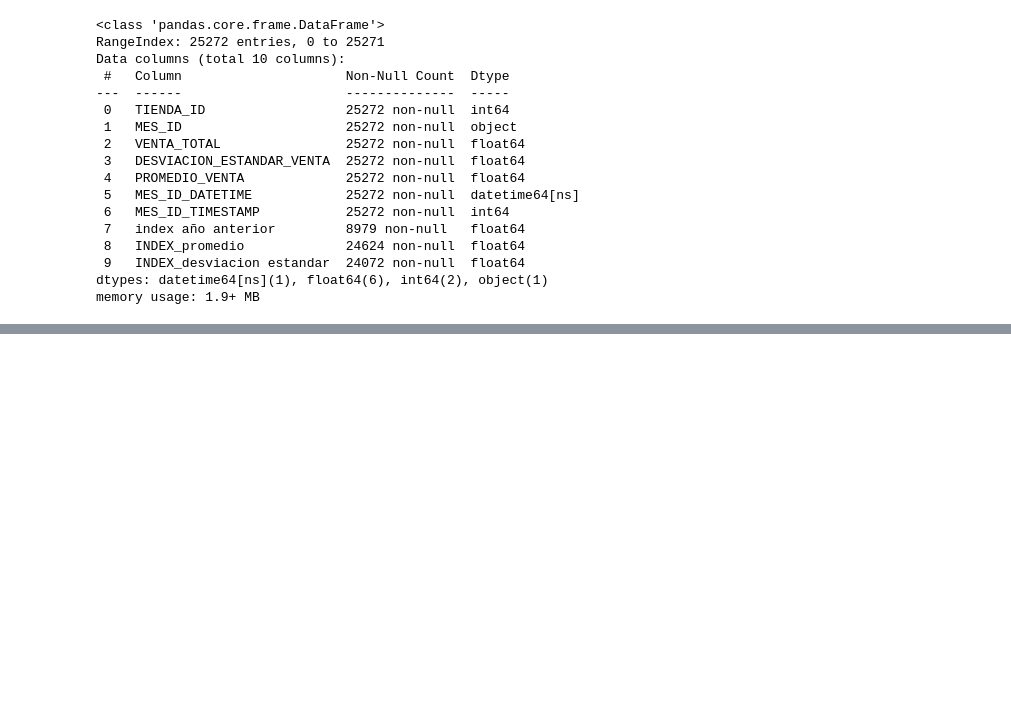
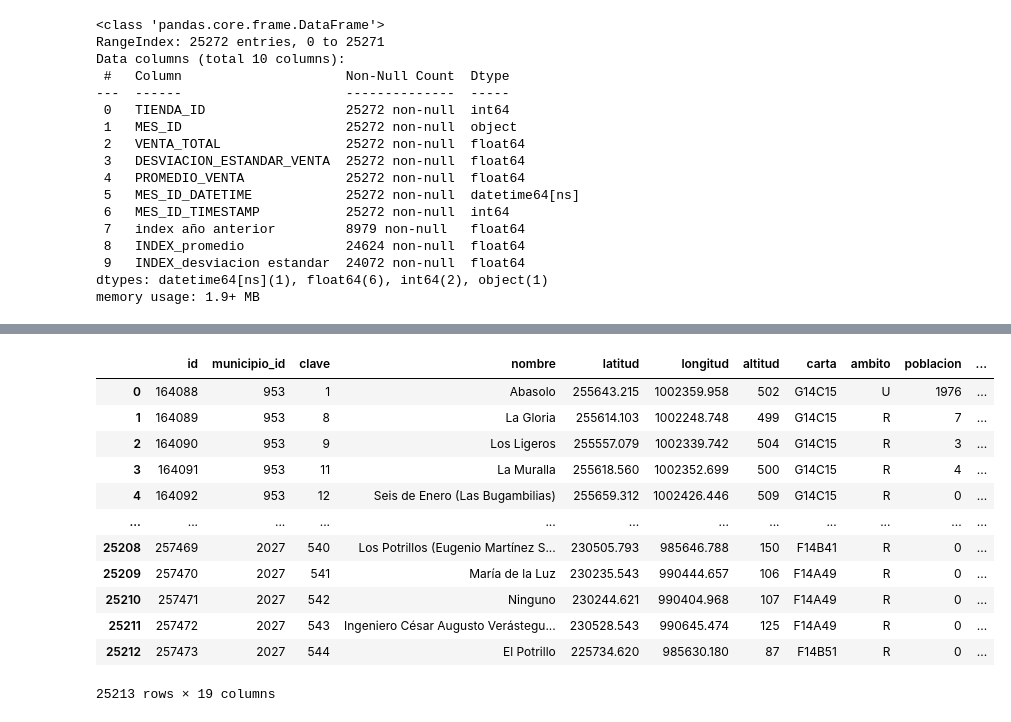
Before and after one commit to AdrianPinedaSanchez/Reto_Oxxo_DataKillers, a Jupyter notebook: Notebooks/EDA_IntegraciondatosOxxo.ipynb, the cells around one changed output, grey strips where cells are left out. Cells and saved outputs as stored; diff of their text form; code cells hidden in the pictures; blank space fills up the shorter version.

```diff
--- a/Notebooks/EDA_IntegraciondatosOxxo.ipynb
+++ b/Notebooks/EDA_IntegraciondatosOxxo.ipynb
@@ -6,9 +6,17 @@ path_test = 'https://raw.githubusercontent.com/AdrianPinedaSanchez/Reto_Oxxo_Dat
 
 path_ventas = 'https://raw.githubusercontent.com/AdrianPinedaSanchez/Reto_Oxxo_DataKillers/refs/heads/main/Reto%20Oxxo/Venta.csv'
 
+path_datos_inegi = 'https://raw.githubusercontent.com/AdrianPinedaSanchez/Reto_Oxxo_DataKillers/refs/heads/main/Reto%20Oxxo/datos_inegi_utf8.csv'
+
+
 df_train = pd.read_csv(path_train)
 df_test = pd.read_csv(path_test)
 df_ventas = pd.read_csv(path_ventas)
+# Leer el archivo original con la codificación correcta
+
+
+df_datos_inegi = pd.read_csv(
+    path_datos_inegi)
 # %%
 df_train
 # %% [output]
@@ -453,0 +466,16 @@ df_ventas_completo.to_csv('df_ventas_completo.csv', index=False)
+# %%
+df_datos_inegi
+# %% [output]
+|  | id | municipio_id | clave | nombre | latitud | longitud | altitud | carta | ambito | poblacion | ... |
+| 0 | 164088 | 953 | 1 | Abasolo | 255643.215 | 1002359.958 | 502 | G14C15 | U | 1976 | ... |
+| 1 | 164089 | 953 | 8 | La Gloria | 255614.103 | 1002248.748 | 499 | G14C15 | R | 7 | ... |
+| 2 | 164090 | 953 | 9 | Los Ligeros | 255557.079 | 1002339.742 | 504 | G14C15 | R | 3 | ... |
+| 3 | 164091 | 953 | 11 | La Muralla | 255618.560 | 1002352.699 | 500 | G14C15 | R | 4 | ... |
+| 4 | 164092 | 953 | 12 | Seis de Enero (Las Bugambilias) | 255659.312 | 1002426.446 | 509 | G14C15 | R | 0 | ... |
+| ... | ... | ... | ... | ... | ... | ... | ... | ... | ... | ... | ... |
+| 25208 | 257469 | 2027 | 540 | Los Potrillos (Eugenio Martínez S... | 230505.793 | 985646.788 | 150 | F14B41 | R | 0 | ... |
+| 25209 | 257470 | 2027 | 541 | María de la Luz | 230235.543 | 990444.657 | 106 | F14A49 | R | 0 | ... |
+| 25210 | 257471 | 2027 | 542 | Ninguno | 230244.621 | 990404.968 | 107 | F14A49 | R | 0 | ... |
+| 25211 | 257472 | 2027 | 543 | Ingeniero César Augusto Verástegu... | 230528.543 | 990645.474 | 125 | F14A49 | R | 0 | ... |
+| 25212 | 257473 | 2027 | 544 | El Potrillo | 225734.620 | 985630.180 | 87 | F14B51 | R | 0 | ... |
+25213 rows × 19 columns
```
Also changed, not shown: parts of 41 cells of this notebook.
